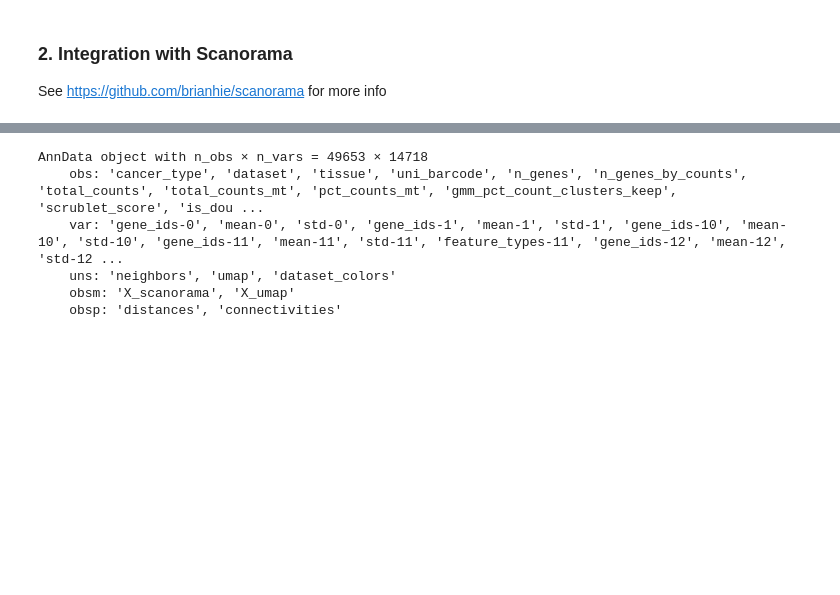
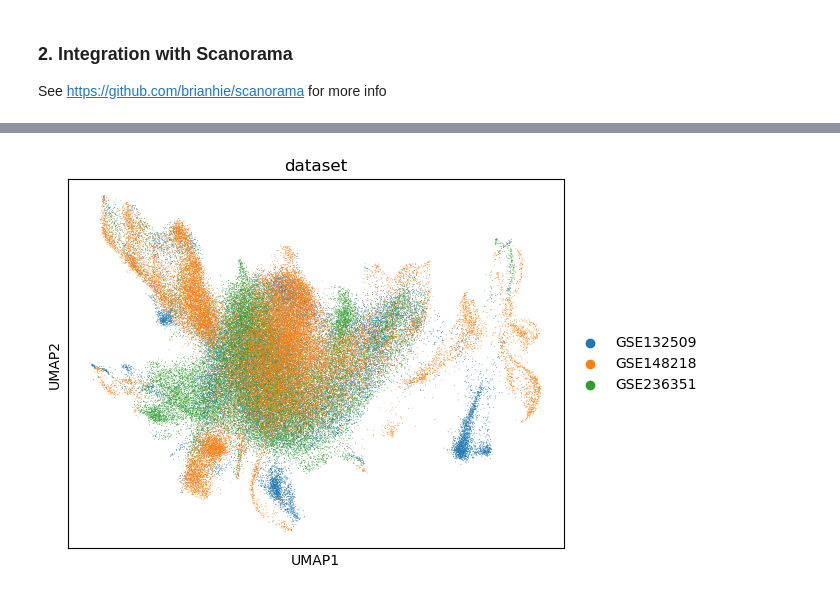
Before and after one commit to tuonglab/pan-paedcancer-scrnaseq, a Jupyter notebook: notebooks/integration.ipynb, the cells around one changed output, grey strips where cells are left out. Cells and saved outputs as stored; diff of their text form; code cells hidden in the pictures; blank space fills up the shorter version.

```diff
--- a/notebooks/integration.ipynb
+++ b/notebooks/integration.ipynb
@@ -128,0 +147,3 @@ GSM7528325_M1_uni
+# %%
+# Concatenate "raw" AnnData objects to examine the performance of integration
+adata_unintegrated = sc.AnnData.concatenate(*adatas_filtered)
@@ -177,9 +203,9 @@ sc.pl.umap(adata_integrated, color=['dataset'])
-# %%
-adata_integrated
-# %% [output]
-AnnData object with n_obs × n_vars = 49653 × 14718
-    obs: 'cancer_type', 'dataset', 'tissue', 'uni_barcode', 'n_genes', 'n_genes_by_counts', 'total_counts', 'total_counts_mt', 'pct_counts_mt', 'gmm_pct_count_clusters_keep', 'scrublet_score', 'is_dou ...
-    var: 'gene_ids-0', 'mean-0', 'std-0', 'gene_ids-1', 'mean-1', 'std-1', 'gene_ids-10', 'mean-10', 'std-10', 'gene_ids-11', 'mean-11', 'std-11', 'feature_types-11', 'gene_ids-12', 'mean-12', 'std-12 ...
-    uns: 'neighbors', 'umap', 'dataset_colors'
-    obsm: 'X_scanorama', 'X_umap'
-    obsp: 'distances', 'connectivities'
+# %%
+# Before integration
+sc.tl.pca(adata_unintegrated) # Calculate the PCA embeddings
+sc.pp.neighbors(adata_unintegrated) # Determine the kNN graph
+sc.tl.umap(adata_unintegrated) # Calculate the UMAP
+
+sc.pl.umap(adata_unintegrated, color=['dataset'])
+# %% [output]
+[figure, added]
```
Also changed, not shown: parts of 10 cells of this notebook.
